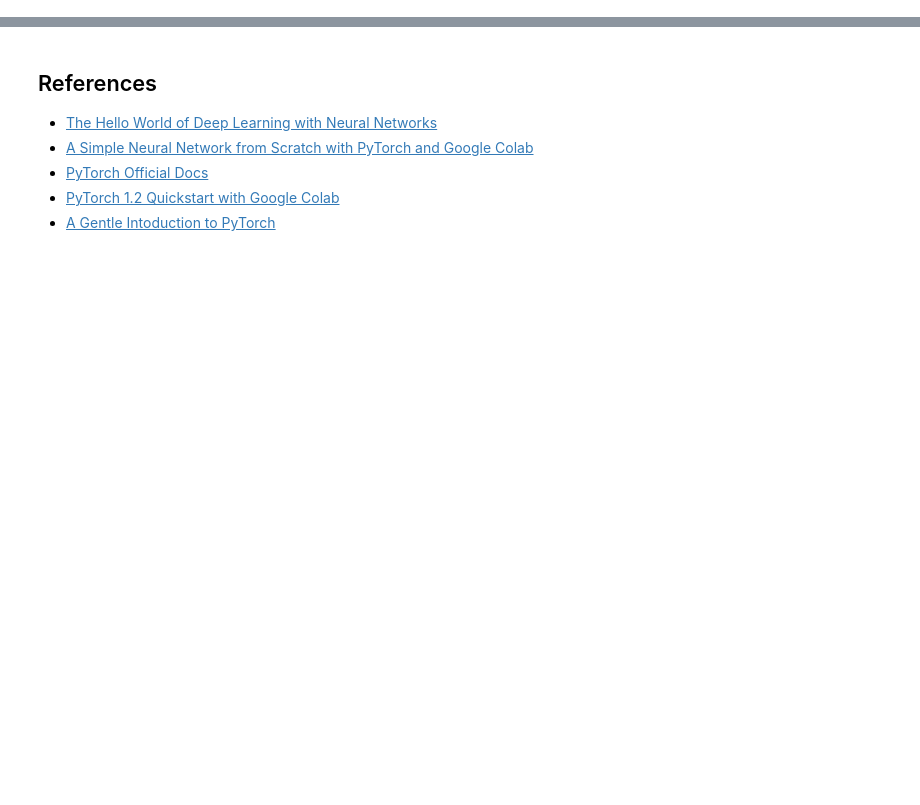
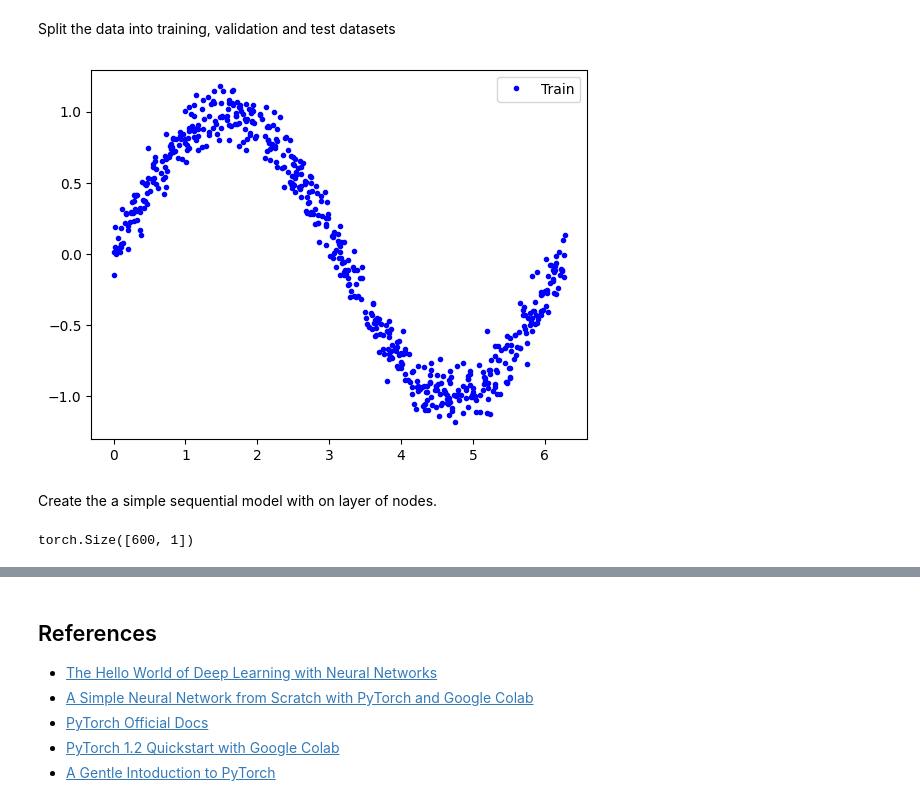
Before and after one commit to efabless/tt_ml_test, a Jupyter notebook: Pytorch_test.ipynb, the cells around one changed output, grey strips where cells are left out. Saved outputs shown, nothing was run; the diff lists cells and outputs as text; code cells hidden in the pictures; blank space fills up the shorter version.

```diff
--- a/Pytorch_test.ipynb
+++ b/Pytorch_test.ipynb
@@ -175,0 +87,27 @@ Congratulations! In this tutorial you learned how to train a simple neural netwo
+# %% [markdown]
+Split the data into training, validation and test datasets
+# %%
+# We'll use 60% of our data for training and 20% for testing. The remaining 20%
+# will be used for validation. Calculate the indices of each section.
+TRAIN_SPLIT =  int(0.6 * SAMPLES)
+TEST_SPLIT = int(0.2 * SAMPLES + TRAIN_SPLIT)
+
+# Use np.split to chop our data into three parts.
+# The second argument to np.split is an array of indices where the data will be
+# split. We provide two indices, so the data will be divided into three chunks.
+x_train, x_validate, x_test = np.split(x_values, [TRAIN_SPLIT, TEST_SPLIT])
+y_train, y_validate, y_test = np.split(y_values, [TRAIN_SPLIT, TEST_SPLIT])
+
+# Double check that our splits add up correctly
+assert (x_train.size + x_validate.size + x_test.size) ==  SAMPLES
+
+# Plot the data in each partition in different colors:
+plt.plot(x_train, y_train, 'b.', label="Train")
+#plt.plot(x_validate, y_validate, 'y.', label="Validate")
+#plt.plot(x_test, y_test, 'r.', label="Test")
+plt.legend()
+plt.show()
+# %% [output]
+[figure, added]
+# %% [markdown]
+Create the a simple sequential model with on layer of nodes.
@@ -175,0 +139,11 @@ Congratulations! In this tutorial you learned how to train a simple neural netwo
+# %%
+# Generate sample data (replace with your data generation process)
+#x_train = torch.linspace(0, 10, 600)[:, None]  # Sample x values between 0 and 10
+#y_train = torch.sin(x_train)  # Corresponding sine wave y values
+
+x_train = torch.tensor(x_train)[:, None]
+y_train = torch.tensor(y_train)
+
+print(x_train.size())
+# %% [output]
+torch.Size([600, 1])
```
Also changed, not shown: parts of 40 cells of this notebook.
